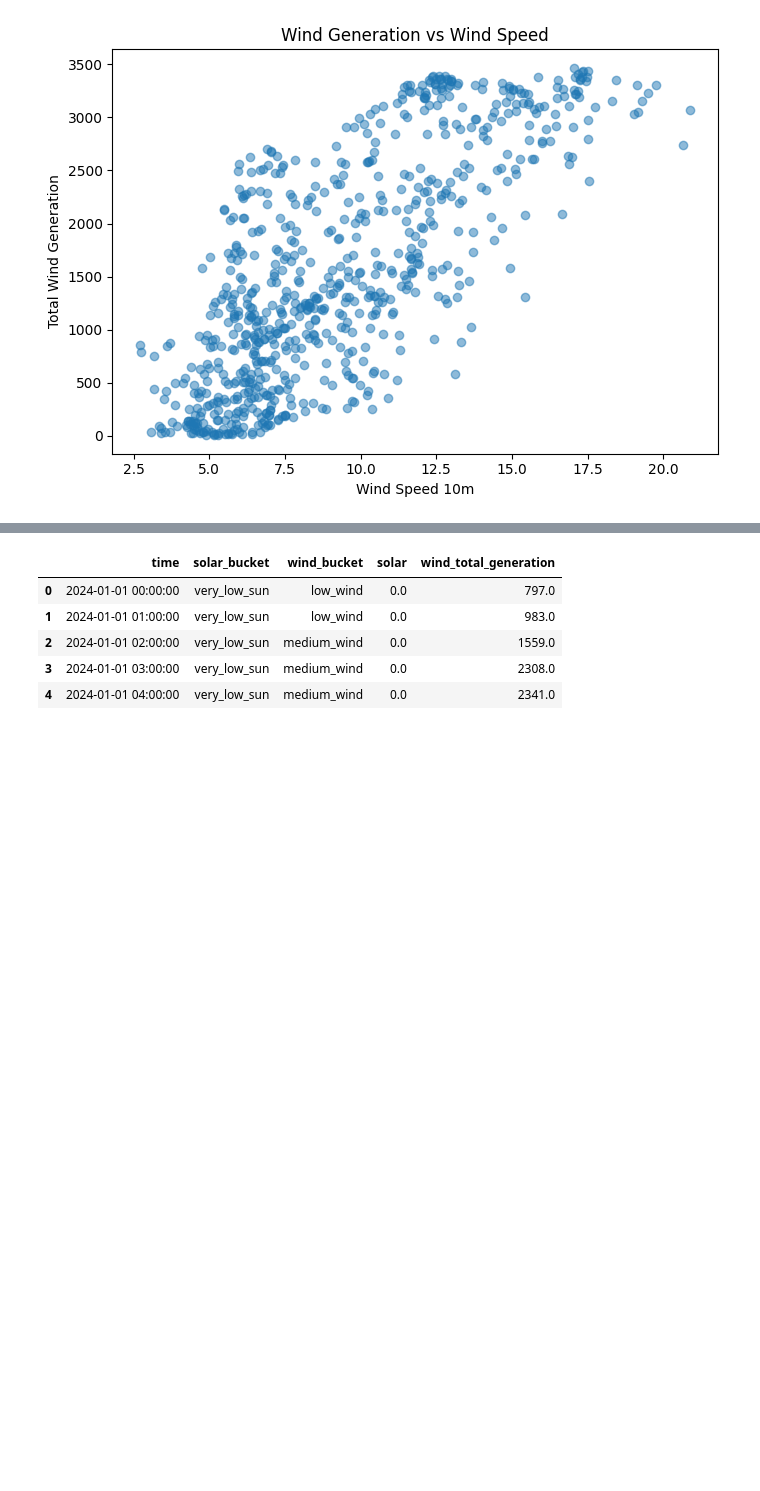
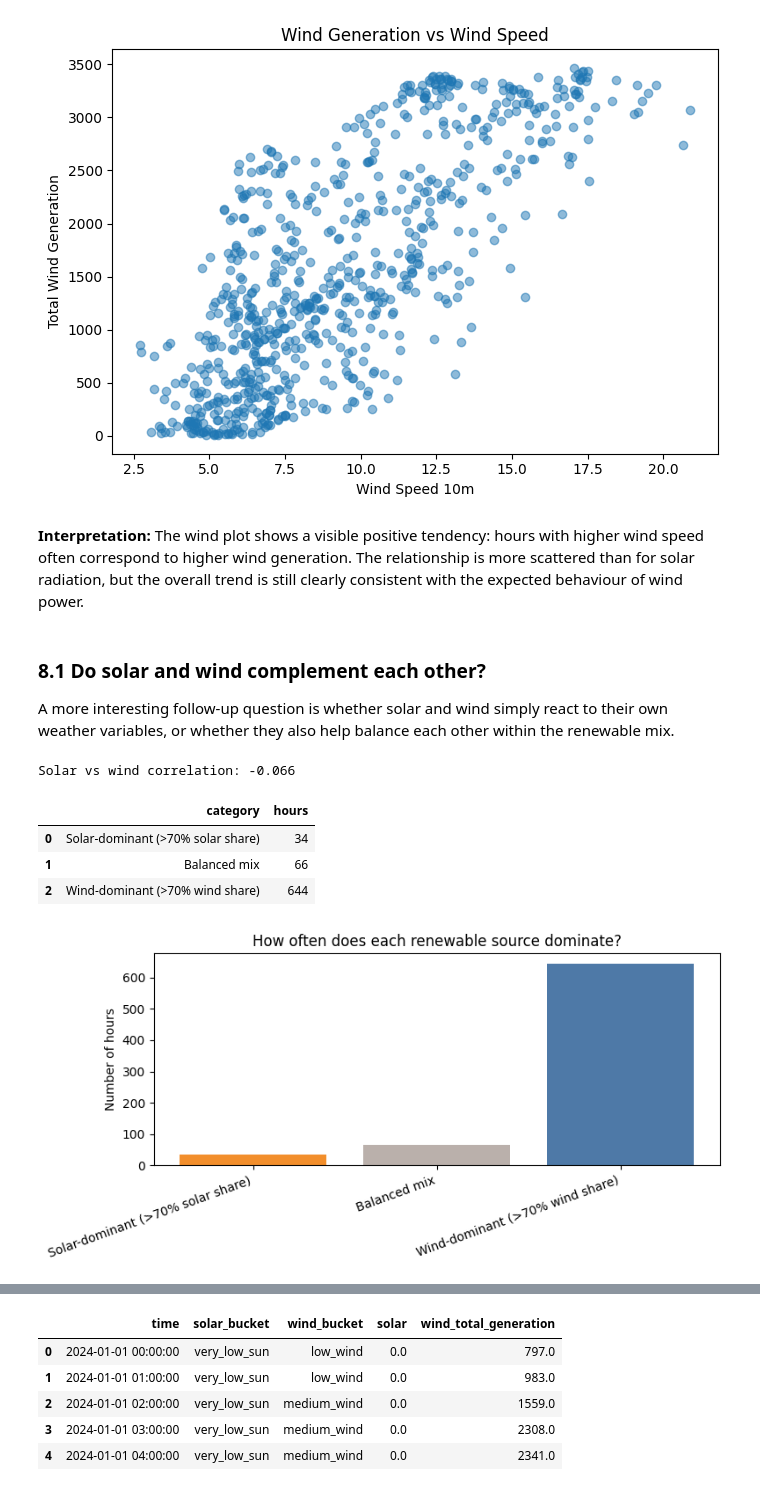
Before and after one commit to yosufe03/BDINF_Project, a Jupyter notebook: anaconda_projects/main.ipynb, the cells around one changed output, grey strips where cells are left out. Cells and saved outputs as stored; diff of their text form; code cells hidden in the pictures; blank space fills up the shorter version.

Commit message:
improve notebook structure, architecture diagram, and energy analysis plots

```diff
--- a/anaconda_projects/main.ipynb
+++ b/anaconda_projects/main.ipynb
@@ -621,3 +683,56 @@ else:
     print("No wind generation columns found. Check renewable_cols.")
 # %% [output]
 [figure]
+# %% [markdown]
+**Interpretation:** The wind plot shows a visible positive tendency: hours with higher wind speed often correspond to higher wind generation. The relationship is more scattered than for solar radiation, but the overall trend is still clearly consistent with the expected behaviour of wind power.
+# %% [markdown]
+### 8.1 Do solar and wind complement each other?
+
+A more interesting follow-up question is whether solar and wind simply react to their own weather variables, or whether they also help balance each other within the renewable mix.
+# %%
+if solar_col and "wind_total_generation" in merged_df.columns:
+    merged_df["total_renewable_generation"] = merged_df[solar_col] + merged_df["wind_total_generation"]
+    merged_df["solar_share"] = np.where(
+        merged_df["total_renewable_generation"] > 0,
+        merged_df[solar_col] / merged_df["total_renewable_generation"],
+        np.nan,
+    )
+    merged_df["wind_share"] = np.where(
+        merged_df["total_renewable_generation"] > 0,
+        merged_df["wind_total_generation"] / merged_df["total_renewable_generation"],
+        np.nan,
+    )
+
+    source_balance_df = pd.DataFrame({
+        "category": [
+            "Solar-dominant (>70% solar share)",
+            "Balanced mix",
+            "Wind-dominant (>70% wind share)",
+        ],
+        "hours": [
+            int((merged_df["solar_share"] > 0.7).sum()),
+            int(((merged_df["solar_share"] <= 0.7) & (merged_df["wind_share"] <= 0.7)).sum()),
+            int((merged_df["wind_share"] > 0.7).sum()),
+        ],
+    })
+
+    complementarity_corr = merged_df[[solar_col, "wind_total_generation"]].corr(numeric_only=True)
+    print("Solar vs wind correlation:", round(complementarity_corr.iloc[0, 1], 3))
+    display(source_balance_df)
+
+    plt.figure(figsize=(8, 4))
+    plt.bar(source_balance_df["category"], source_balance_df["hours"], color=["#f28e2b", "#bab0ab", "#4e79a7"])
+    plt.title("How often does each renewable source dominate?")
+    plt.ylabel("Number of hours")
+    plt.xticks(rotation=20, ha="right")
+    plt.tight_layout()
+    plt.show()
+else:
+    print("Solar or wind data is missing for complementarity analysis.")
+# %% [output]
+Solar vs wind correlation: -0.066
+|  | category | hours |
+| 0 | Solar-dominant (>70% solar share) | 34 |
+| 1 | Balanced mix | 66 |
+| 2 | Wind-dominant (>70% wind share) | 644 |
+[figure, added]
```
Also changed, not shown: parts of 36 cells of this notebook.
